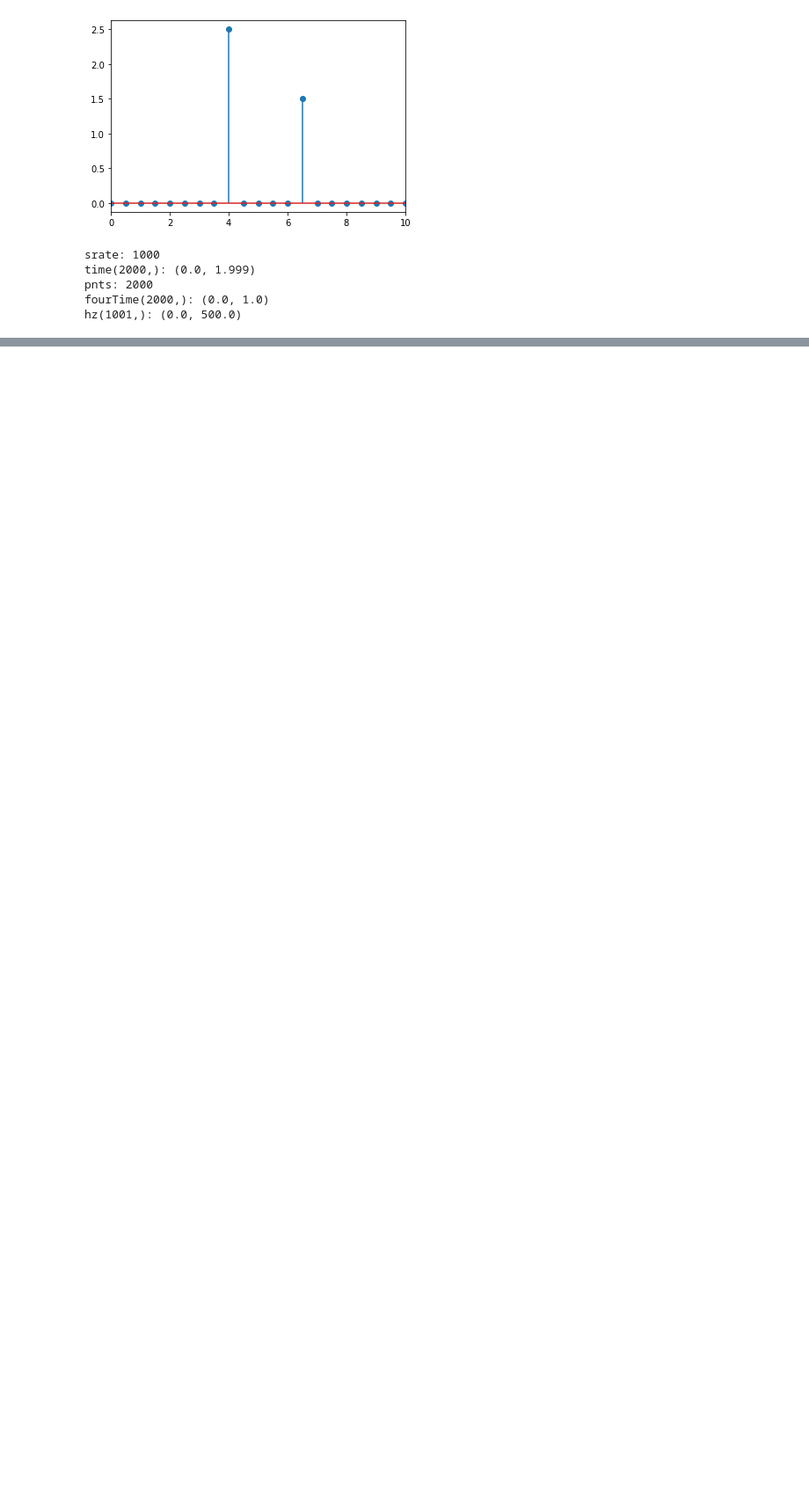
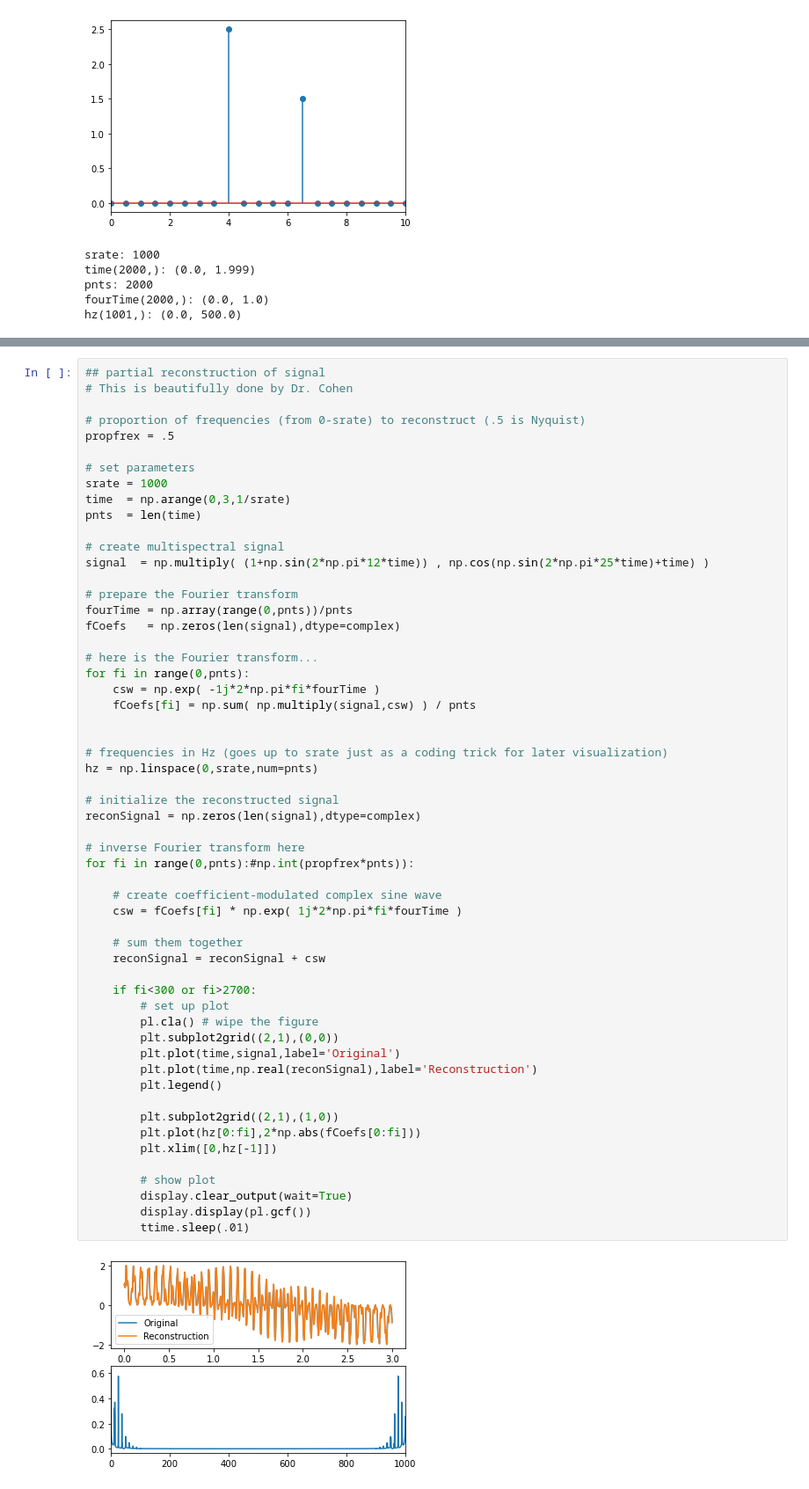
Before and after one commit to amirhdre/Fourier-transform, a Jupyter notebook: 03 Inverse FT.ipynb, the cells around one changed output, grey strips where cells are left out. Shown at 88% size. Drawn from its saved outputs; the diff is of its cells as text; blank space fills up the shorter version.

```diff
--- a/03 Inverse FT.ipynb
+++ b/03 Inverse FT.ipynb
@@ -56,0 +88,58 @@ hz(1001,): (0.0, 500.0)
+# %%
+## partial reconstruction of signal
+# This is beautifully done by Dr. Cohen
+
+# proportion of frequencies (from 0-srate) to reconstruct (.5 is Nyquist)
+propfrex = .5
+
+# set parameters
+srate = 1000
+time  = np.arange(0,3,1/srate)
+pnts  = len(time)
+
+# create multispectral signal
+signal  = np.multiply( (1+np.sin(2*np.pi*12*time)) , np.cos(np.sin(2*np.pi*25*time)+time) )
+
+# prepare the Fourier transform
+fourTime = np.array(range(0,pnts))/pnts
+fCoefs   = np.zeros(len(signal),dtype=complex)
+
+# here is the Fourier transform...
+for fi in range(0,pnts):
+    csw = np.exp( -1j*2*np.pi*fi*fourTime )
+    fCoefs[fi] = np.sum( np.multiply(signal,csw) ) / pnts
+
+
+# frequencies in Hz (goes up to srate just as a coding trick for later visualization)
+hz = np.linspace(0,srate,num=pnts)
+
+# initialize the reconstructed signal
+reconSignal = np.zeros(len(signal),dtype=complex)
+
+# inverse Fourier transform here
+for fi in range(0,pnts):#np.int(propfrex*pnts)):
+
+    # create coefficient-modulated complex sine wave
+    csw = fCoefs[fi] * np.exp( 1j*2*np.pi*fi*fourTime )
+
+    # sum them together
+    reconSignal = reconSignal + csw
+
+    if fi<300 or fi>2700:
+        # set up plot
+        pl.cla() # wipe the figure
+        plt.subplot2grid((2,1),(0,0))
+        plt.plot(time,signal,label='Original')
+        plt.plot(time,np.real(reconSignal),label='Reconstruction')
+        plt.legend()
+
+        plt.subplot2grid((2,1),(1,0))
+        plt.plot(hz[0:fi],2*np.abs(fCoefs[0:fi]))
+        plt.xlim([0,hz[-1]])
+
+        # show plot
+        display.clear_output(wait=True)
+        display.display(pl.gcf())
+        ttime.sleep(.01)
+# %% [output]
+[figure, added]
```
Also changed, not shown: parts of 5 cells of this notebook, 4 other files.
